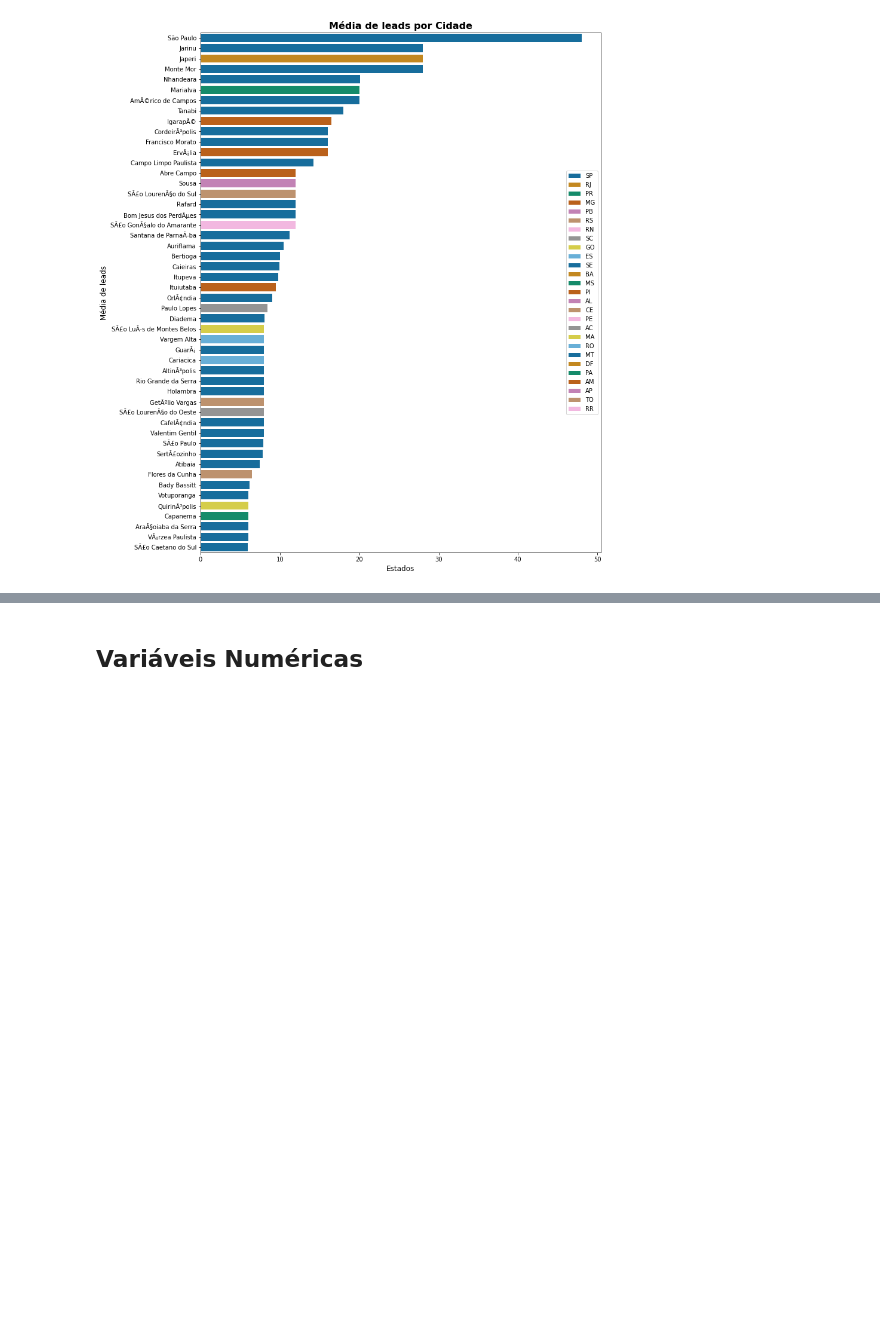
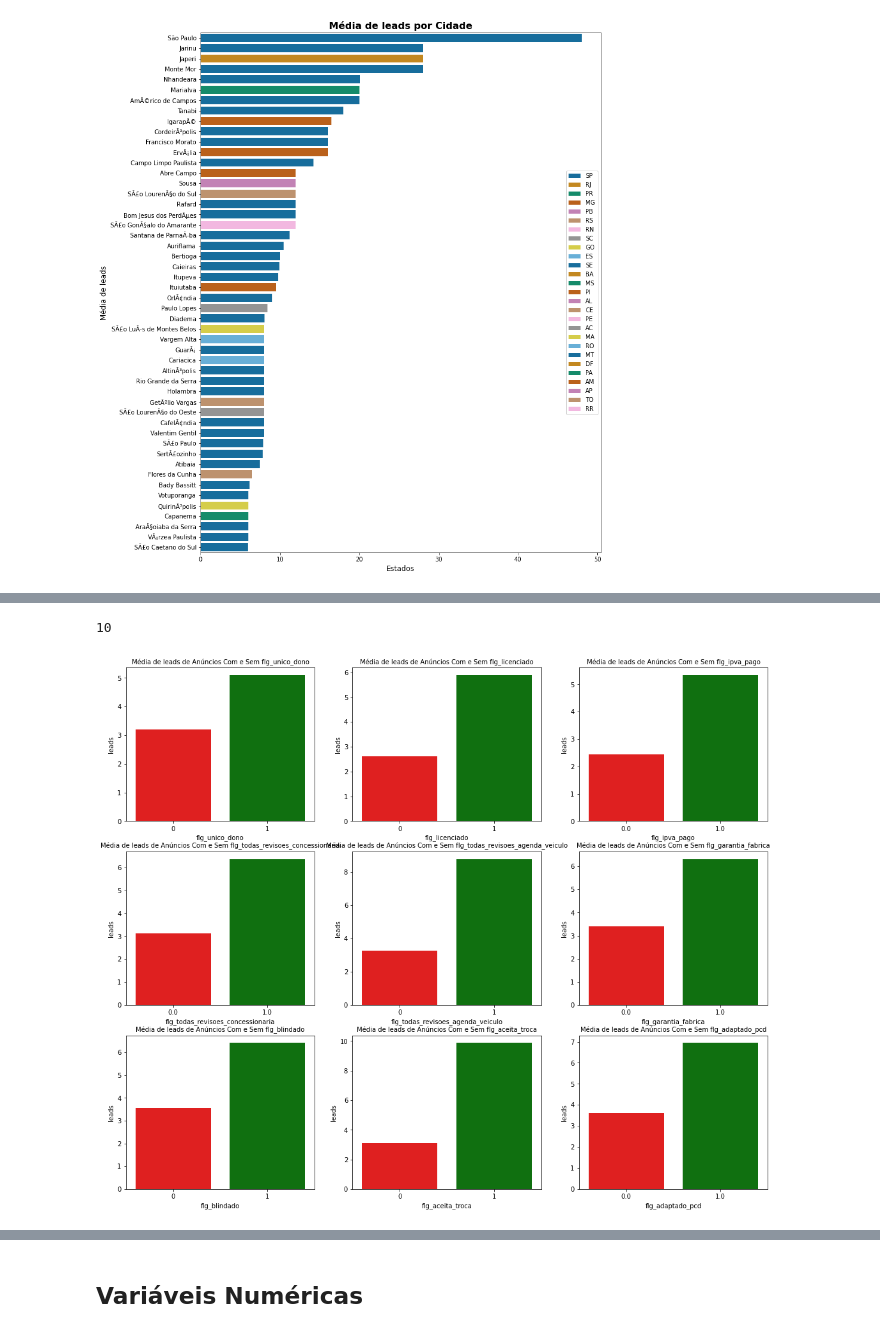
Before and after one commit to rafajovelho/Case1, a Jupyter notebook: Case-GCBInvestimentosipynb.ipynb, the cells around one changed output, grey strips where cells are left out. Cells and saved outputs as stored; diff of their text form; code cells hidden in the pictures; blank space fills up the shorter version.

```diff
--- a/Case-GCBInvestimentosipynb.ipynb
+++ b/Case-GCBInvestimentosipynb.ipynb
@@ -563,0 +614,24 @@ Pudemos confirmar a dominância do estado de SP nas cidades com as maiores médi
+# %%
+df_cat_bi2 = df[['leads','flg_unico_dono', 'flg_licenciado', 'flg_ipva_pago','flg_todas_revisoes_concessionaria','flg_todas_revisoes_agenda_veiculo',
+                 'flg_garantia_fabrica','flg_blindado', 'flg_aceita_troca', 'flg_adaptado_pcd']]
+# %%
+len(df_cat_bi2.columns)
+# %% [output]
+10
+# %%
+# Plot da média de leads para as variáveis categóricas binárias restantes
+# 0 -> Não, 1 -> Sim
+
+plt.figure(figsize = (18,15))
+
+for i in range(1,len(df_cat_bi2.columns)):
+
+    plt.subplot(3,3, i)
+
+    df_plot = df_cat_bi2.groupby(df_cat_bi2.columns[i]).agg({'leads':'mean'})
+    df_plot = df_plot.reset_index()
+    df_plot.leads = df_plot.leads.apply(lambda x: round(x,2))
+    sns.barplot(data = df_plot, y = df_plot.leads, x = df_plot[df_cat_bi2.columns[i]], palette = ['red','green'])
+    plt.title(f'Média de leads de Anúncios Com e Sem {df_cat_bi2.columns[i]}', fontdict = {'fontsize':10})
+# %% [output]
+[figure, added]
```
Also changed, not shown: parts of 18 cells of this notebook.
